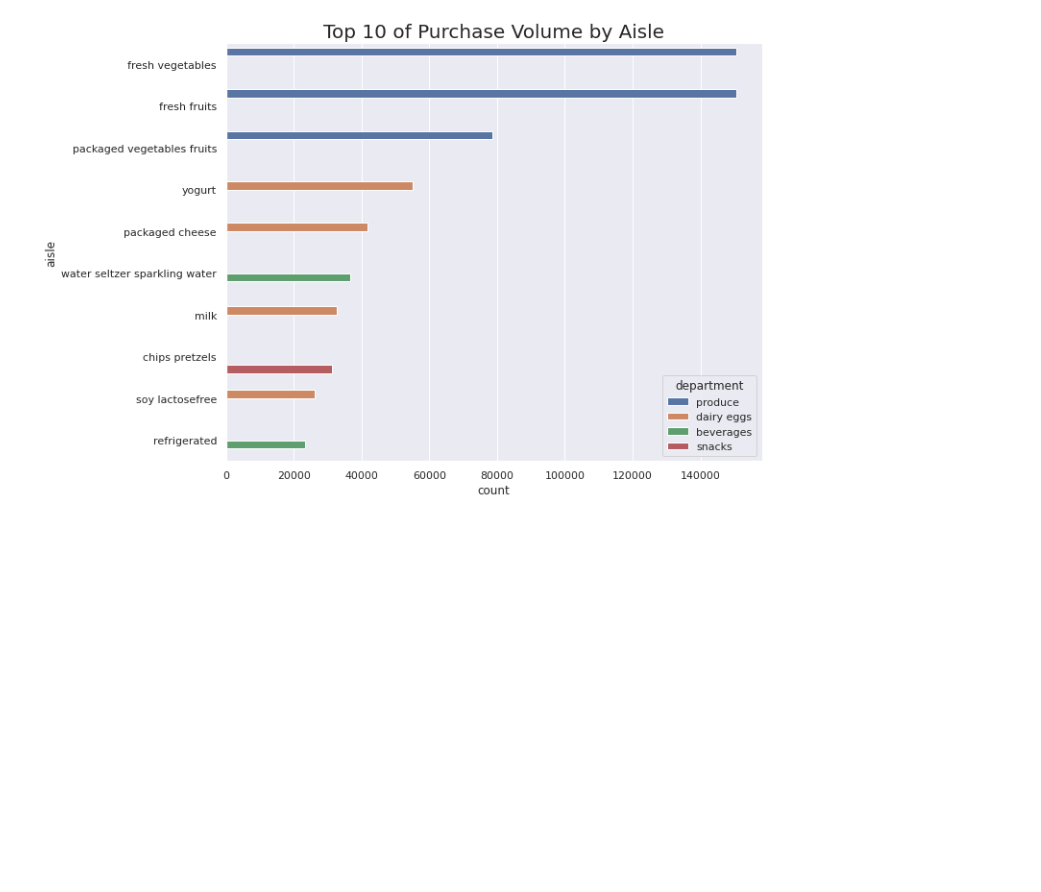
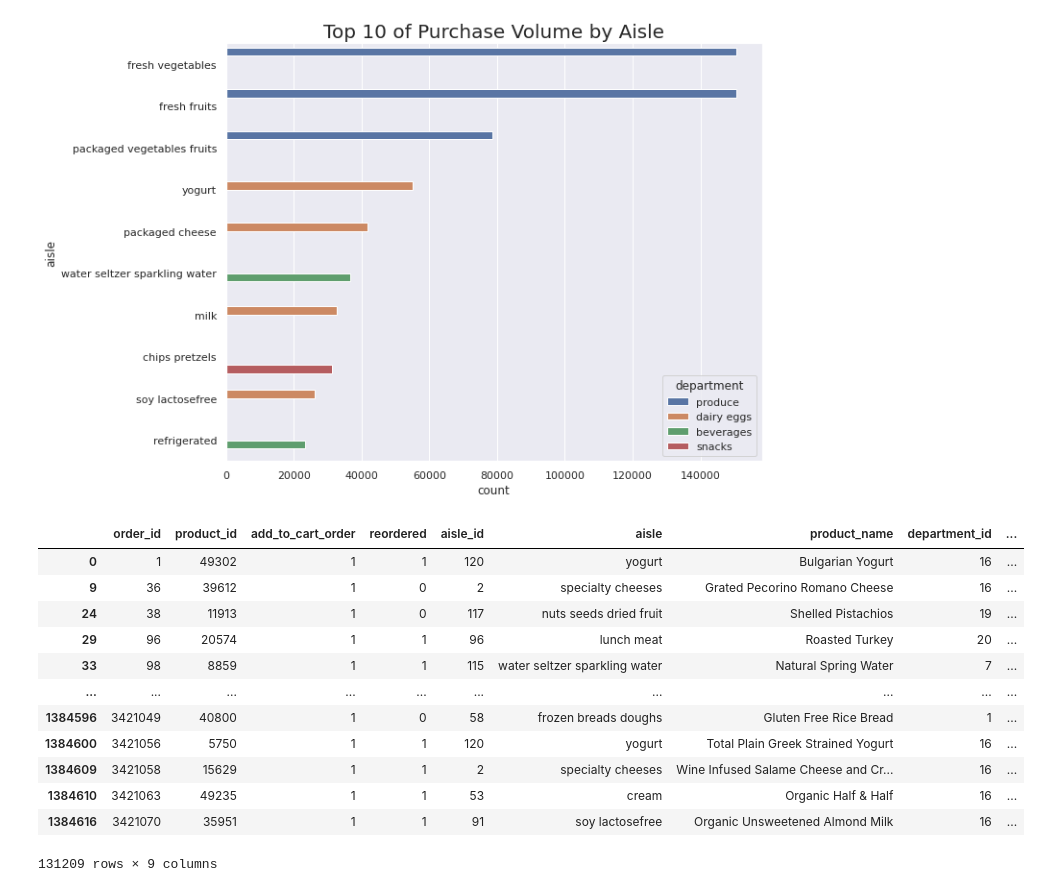
Before and after one commit to Sophia-Kang1/cp1, a Jupyter notebook: cp1.ipynb, the cells around one changed output. Drawn from its saved outputs; the diff is of its cells as text; code cells hidden in the pictures; blank space fills up the shorter version.

```diff
--- a/cp1.ipynb
+++ b/cp1.ipynb
@@ -403,3 +388,22 @@ plt.title("Top 10 of Purchase Volume by Aisle", size=20)
 # %% [output]
 Text(0.5, 1.0, 'Top 10 of Purchase Volume by Aisle')
 [figure]
+# %%
+# add_to_cart_order를 통해 무엇을 가장 카트에 먼저 담는지 확인
+temp = order_items['add_to_cart_order'] == 1
+first_cart = order_items[temp]
+first_cart
+# %% [output]
+|  | order_id | product_id | add_to_cart_order | reordered | aisle_id | aisle | product_name | department_id | ... |
+| 0 | 1 | 49302 | 1 | 1 | 120 | yogurt | Bulgarian Yogurt | 16 | ... |
+| 9 | 36 | 39612 | 1 | 0 | 2 | specialty cheeses | Grated Pecorino Romano Cheese | 16 | ... |
+| 24 | 38 | 11913 | 1 | 0 | 117 | nuts seeds dried fruit | Shelled Pistachios | 19 | ... |
+| 29 | 96 | 20574 | 1 | 1 | 96 | lunch meat | Roasted Turkey | 20 | ... |
+| 33 | 98 | 8859 | 1 | 1 | 115 | water seltzer sparkling water | Natural Spring Water | 7 | ... |
+| ... | ... | ... | ... | ... | ... | ... | ... | ... | ... |
+| 1384596 | 3421049 | 40800 | 1 | 0 | 58 | frozen breads doughs | Gluten Free Rice Bread | 1 | ... |
+| 1384600 | 3421056 | 5750 | 1 | 1 | 120 | yogurt | Total Plain Greek Strained Yogurt | 16 | ... |
+| 1384609 | 3421058 | 15629 | 1 | 1 | 2 | specialty cheeses | Wine Infused Salame Cheese and Cr... | 16 | ... |
+| 1384610 | 3421063 | 49235 | 1 | 1 | 53 | cream | Organic Half & Half | 16 | ... |
+| 1384616 | 3421070 | 35951 | 1 | 1 | 91 | soy lactosefree | Organic Unsweetened Almond Milk | 16 | ... |
+131209 rows × 9 columns
```
Also changed, not shown: parts of 10 cells of this notebook.
